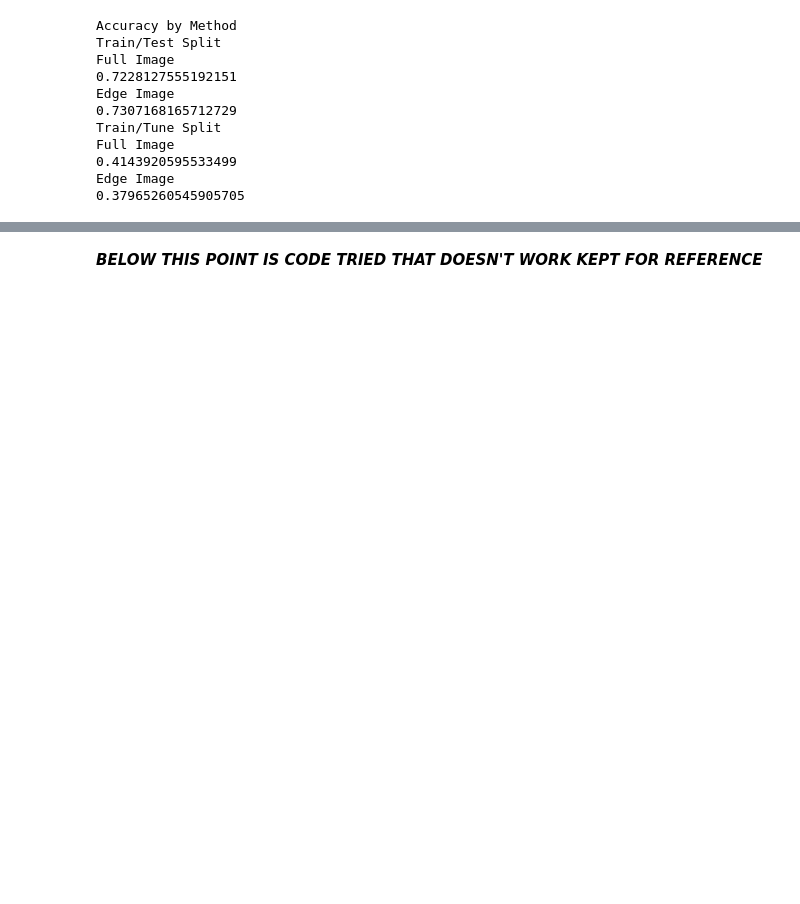
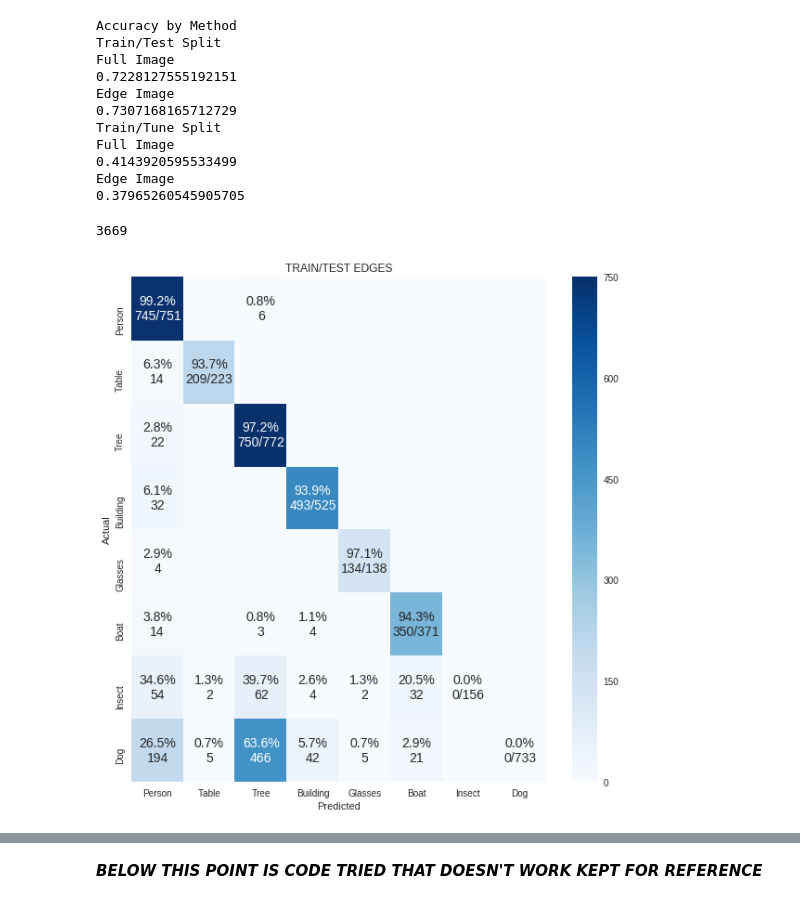
Before and after one commit to cabincabin/MLRobustClassifier, a Jupyter notebook: notebooks/results_analysis.ipynb, the cells around one changed output, grey strips where cells are left out. Saved outputs shown, nothing was run; the diff lists cells and outputs as text; code cells hidden in the pictures; blank space fills up the shorter version.

```diff
--- a/notebooks/results_analysis.ipynb
+++ b/notebooks/results_analysis.ipynb
@@ -621,7 +631,12 @@ from sklearn.metrics import confusion_matrix
 
 
 
-def cm_analysis(y_true, y_pred, labels, ymap=None, figsize=(10,10)):
+def cm_analysis(y_true, y_pred, labels, title, ymap=None, figsize=(10,10)):
+
+    """
+    CODE SOURCE:https://gist.github.com/shaypal5/94c53d765083101efc0240d776a23823
+
+    """
     """
     Generate matrix plot of confusion matrix with pretty annotations.
     The plot image is saved to disk.
@@ -661,10 +676,21 @@ def cm_analysis(y_true, y_pred, labels, ymap=None, figsize=(10,10)):
     cm.index.name = 'Actual'
     cm.columns.name = 'Predicted'
     fig, ax = plt.subplots(figsize=figsize)
-    sns.heatmap(cm, annot=annot, fmt='', ax=ax)
-    plt.plt()
+    ax.set_title(title)
+    sns.heatmap(cm, annot=annot, fmt='', ax=ax,cmap="Blues",annot_kws={"size": 14})
+# %%
+str_labels=["Person", "Table", "Tree", "Building", "Glasses", "Boat", "Insect", "Dog"]
 # %%
 imageid,correct_label, predicted_label=import_results(results_edge_256)
+y_true=[]
+y_pred=[]
+for val in correct_label:
+  y_true.append(str_labels[val])
 
+for val in predicted_label:
+  y_pred.append(str_labels[val])
 
-cm_analysis(y_true, y_pred, filename, labels, ymap=None, figsize=(10,10)):
+cm_analysis(y_true, y_pred, str_labels,'TRAIN/TEST EDGES' ,ymap=None, figsize=(10,10))
+# %% [output]
+3669
+[figure, added]
```
Also changed, not shown: parts of 6 cells of this notebook.
